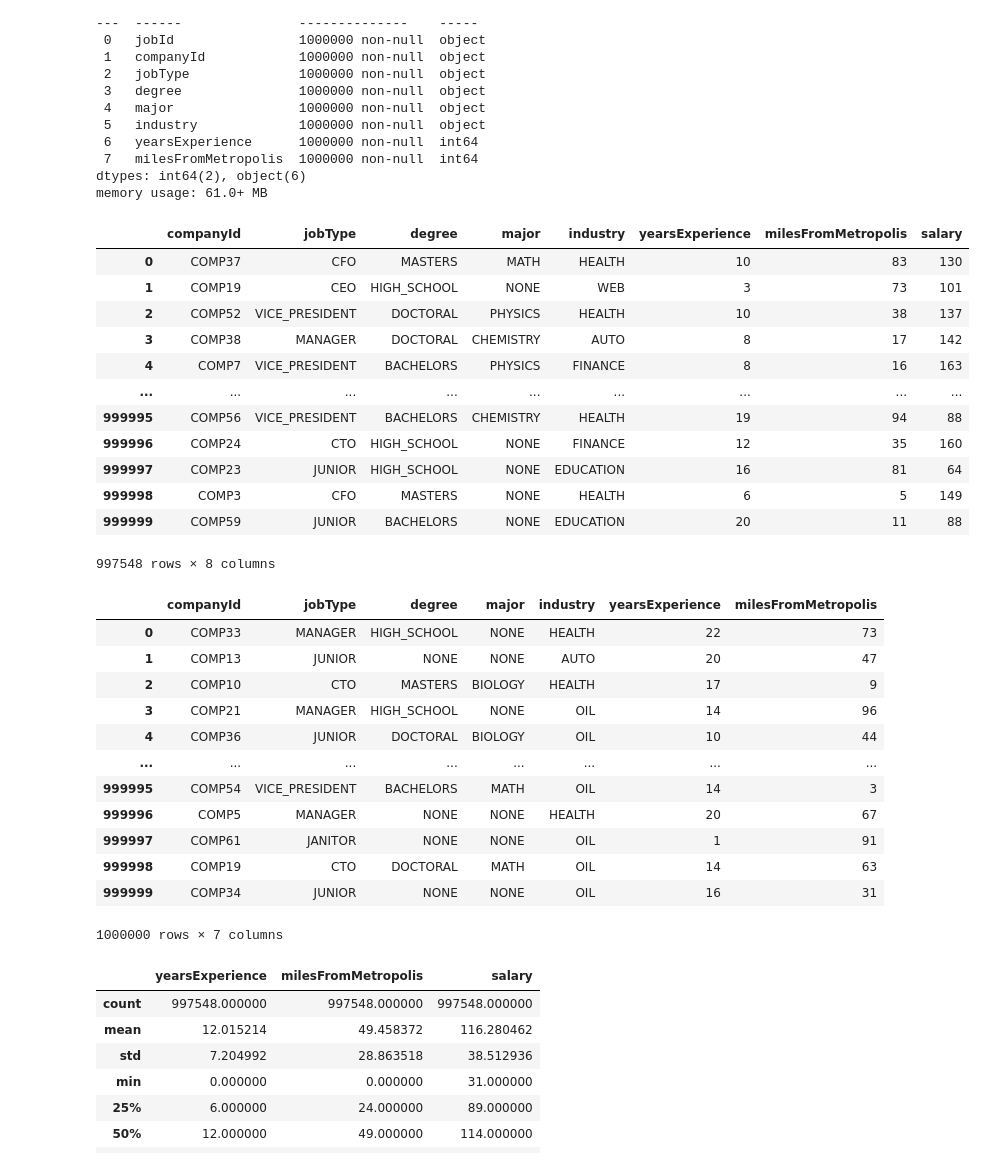
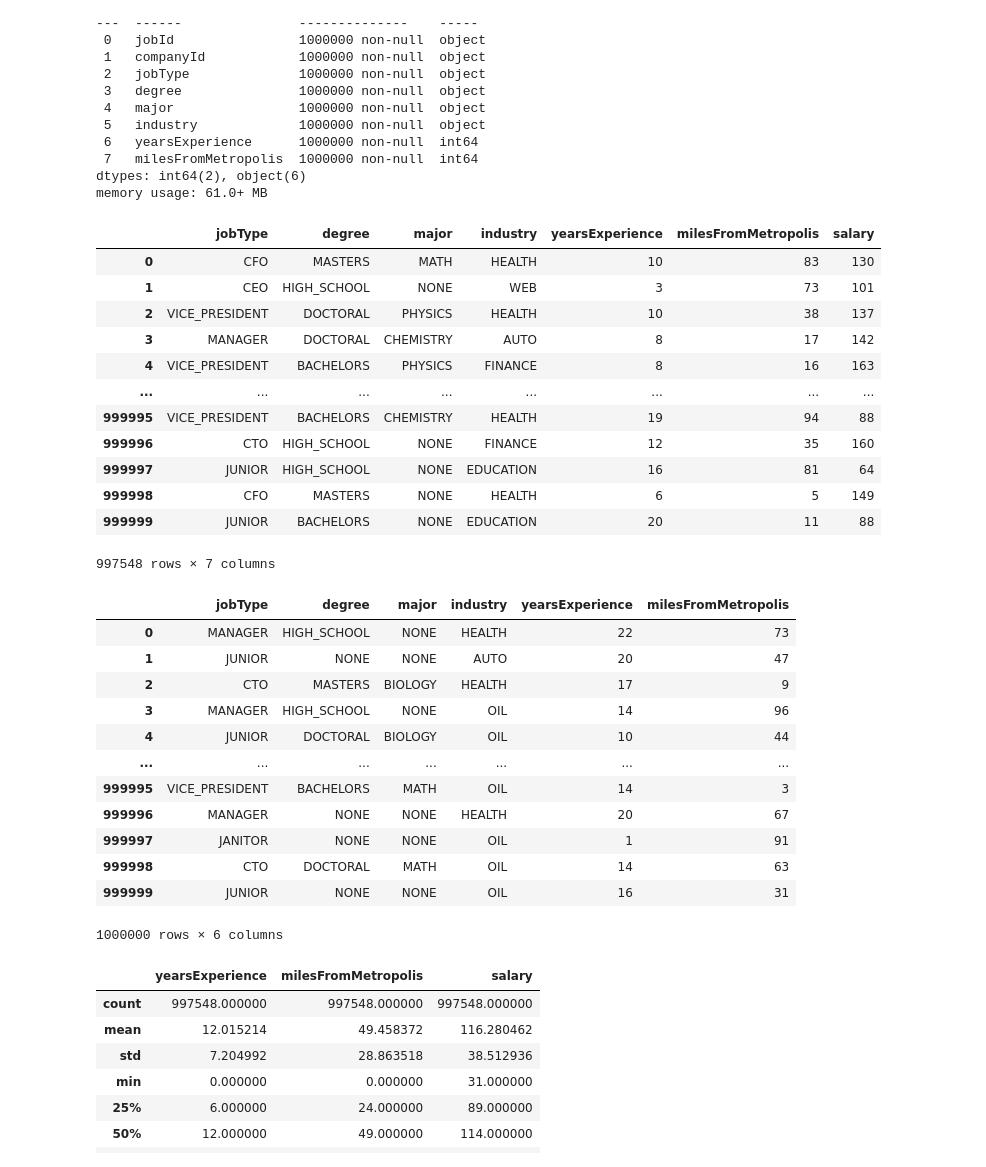
Before and after one commit to Kiran0R0Patil/ai-robotics-employee-salary-insights-and-predictions, a Jupyter notebook: employee-salary-insights-and-predictions.ipynb, the cells around one changed output. Drawn from its saved outputs; the diff is of its cells as text; code cells hidden in the pictures.

Commit message:
Kaggle Notebook | employee salary insights and predictions | Version 24

```diff
--- a/employee-salary-insights-and-predictions.ipynb
+++ b/employee-salary-insights-and-predictions.ipynb
@@ -222,40 +225,42 @@ memory usage: 61.0+ MB
 # %%
 # since jobid are unique id which do not have any relation with th salary
 # we'll be dropping the jobid
 df = df.drop(['jobId'],axis=1)
+df = df.drop(['companyId'],axis=1)
 df
 # we can drop the company_id as well but lets check the correlation metrics to confirm
 # %% [output]
-|  | companyId | jobType | degree | major | industry | yearsExperience | milesFromMetropolis | salary |
-| 0 | COMP37 | CFO | MASTERS | MATH | HEALTH | 10 | 83 | 130 |
-| 1 | COMP19 | CEO | HIGH_SCHOOL | NONE | WEB | 3 | 73 | 101 |
-| 2 | COMP52 | VICE_PRESIDENT | DOCTORAL | PHYSICS | HEALTH | 10 | 38 | 137 |
-| 3 | COMP38 | MANAGER | DOCTORAL | CHEMISTRY | AUTO | 8 | 17 | 142 |
-| 4 | COMP7 | VICE_PRESIDENT | BACHELORS | PHYSICS | FINANCE | 8 | 16 | 163 |
-| ... | ... | ... | ... | ... | ... | ... | ... | ... |
-| 999995 | COMP56 | VICE_PRESIDENT | BACHELORS | CHEMISTRY | HEALTH | 19 | 94 | 88 |
-| 999996 | COMP24 | CTO | HIGH_SCHOOL | NONE | FINANCE | 12 | 35 | 160 |
-| 999997 | COMP23 | JUNIOR | HIGH_SCHOOL | NONE | EDUCATION | 16 | 81 | 64 |
-| 999998 | COMP3 | CFO | MASTERS | NONE | HEALTH | 6 | 5 | 149 |
-| 999999 | COMP59 | JUNIOR | BACHELORS | NONE | EDUCATION | 20 | 11 | 88 |
+|  | jobType | degree | major | industry | yearsExperience | milesFromMetropolis | salary |
+| 0 | CFO | MASTERS | MATH | HEALTH | 10 | 83 | 130 |
+| 1 | CEO | HIGH_SCHOOL | NONE | WEB | 3 | 73 | 101 |
+| 2 | VICE_PRESIDENT | DOCTORAL | PHYSICS | HEALTH | 10 | 38 | 137 |
+| 3 | MANAGER | DOCTORAL | CHEMISTRY | AUTO | 8 | 17 | 142 |
+| 4 | VICE_PRESIDENT | BACHELORS | PHYSICS | FINANCE | 8 | 16 | 163 |
+| ... | ... | ... | ... | ... | ... | ... | ... |
+| 999995 | VICE_PRESIDENT | BACHELORS | CHEMISTRY | HEALTH | 19 | 94 | 88 |
+| 999996 | CTO | HIGH_SCHOOL | NONE | FINANCE | 12 | 35 | 160 |
+| 999997 | JUNIOR | HIGH_SCHOOL | NONE | EDUCATION | 16 | 81 | 64 |
+| 999998 | CFO | MASTERS | NONE | HEALTH | 6 | 5 | 149 |
+| 999999 | JUNIOR | BACHELORS | NONE | EDUCATION | 20 | 11 | 88 |
-997548 rows × 8 columns
+997548 rows × 7 columns
 # %%
 df_test = df_test.drop(['jobId'],axis=1)
+df_test = df_test.drop(['companyId'],axis=1)
 df_test
 # %% [output]
-|  | companyId | jobType | degree | major | industry | yearsExperience | milesFromMetropolis |
-| 0 | COMP33 | MANAGER | HIGH_SCHOOL | NONE | HEALTH | 22 | 73 |
-| 1 | COMP13 | JUNIOR | NONE | NONE | AUTO | 20 | 47 |
-| 2 | COMP10 | CTO | MASTERS | BIOLOGY | HEALTH | 17 | 9 |
-| 3 | COMP21 | MANAGER | HIGH_SCHOOL | NONE | OIL | 14 | 96 |
-| 4 | COMP36 | JUNIOR | DOCTORAL | BIOLOGY | OIL | 10 | 44 |
-| ... | ... | ... | ... | ... | ... | ... | ... |
-| 999995 | COMP54 | VICE_PRESIDENT | BACHELORS | MATH | OIL | 14 | 3 |
-| 999996 | COMP5 | MANAGER | NONE | NONE | HEALTH | 20 | 67 |
-| 999997 | COMP61 | JANITOR | NONE | NONE | OIL | 1 | 91 |
-| 999998 | COMP19 | CTO | DOCTORAL | MATH | OIL | 14 | 63 |
-| 999999 | COMP34 | JUNIOR | NONE | NONE | OIL | 16 | 31 |
+|  | jobType | degree | major | industry | yearsExperience | milesFromMetropolis |
+| 0 | MANAGER | HIGH_SCHOOL | NONE | HEALTH | 22 | 73 |
+| 1 | JUNIOR | NONE | NONE | AUTO | 20 | 47 |
+| 2 | CTO | MASTERS | BIOLOGY | HEALTH | 17 | 9 |
+| 3 | MANAGER | HIGH_SCHOOL | NONE | OIL | 14 | 96 |
+| 4 | JUNIOR | DOCTORAL | BIOLOGY | OIL | 10 | 44 |
+| ... | ... | ... | ... | ... | ... | ... |
+| 999995 | VICE_PRESIDENT | BACHELORS | MATH | OIL | 14 | 3 |
+| 999996 | MANAGER | NONE | NONE | HEALTH | 20 | 67 |
+| 999997 | JANITOR | NONE | NONE | OIL | 1 | 91 |
+| 999998 | CTO | DOCTORAL | MATH | OIL | 14 | 63 |
+| 999999 | JUNIOR | NONE | NONE | OIL | 16 | 31 |
-1000000 rows × 7 columns
+1000000 rows × 6 columns
 # %%
 df.describe()
 # %% [output]
```
Also changed, not shown: parts of 39 cells of this notebook.
